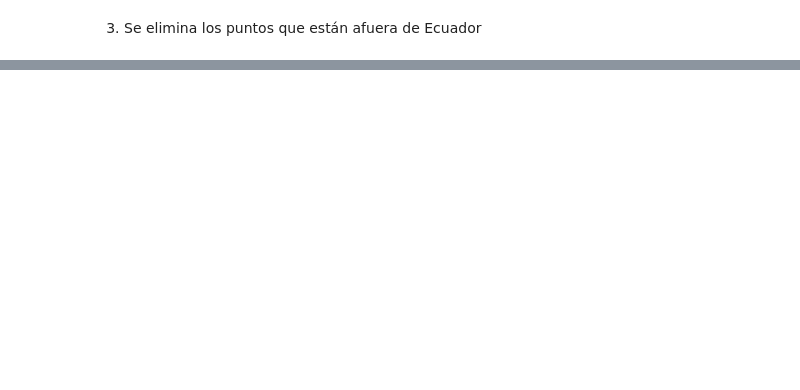
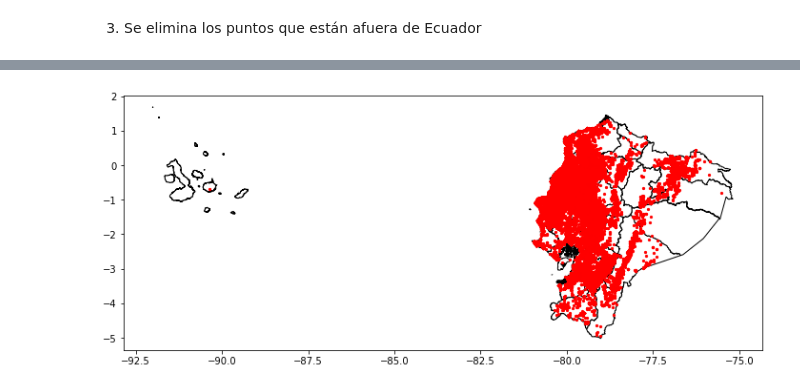
Before and after one commit to megonzau/Spatial-Analytics, a Jupyter notebook: code/main.ipynb, the cells around one changed output, grey strips where cells are left out. Cells and saved outputs as stored; diff of their text form; code cells hidden in the pictures; blank space fills up the shorter version.

```diff
--- a/code/main.ipynb
+++ b/code/main.ipynb
@@ -90,0 +108,2 @@ df_final.plot()
+# %%
+df_final = df_final[['ud_mies','DPA_PROVIN','DPA_DESPRO','beneficio','edad','geometry']]
@@ -90,0 +127,16 @@ df_final.plot()
+# %%
+import matplotlib.pyplot as plt
+
+fig, ax = plt.subplots()
+
+# set aspect to equal. This is done automatically
+# when using *geopandas* plot on it's own, but not when
+# working with pyplot directly.
+ax.set_aspect('equal')
+
+df_prov.plot(ax=ax, color='white', edgecolor='black')
+df_final.plot(ax=ax, marker='o', color='red', markersize=5)
+
+plt.show()
+# %% [output]
+[figure, added]
```
Also changed, not shown: parts of 6 cells of this notebook.
